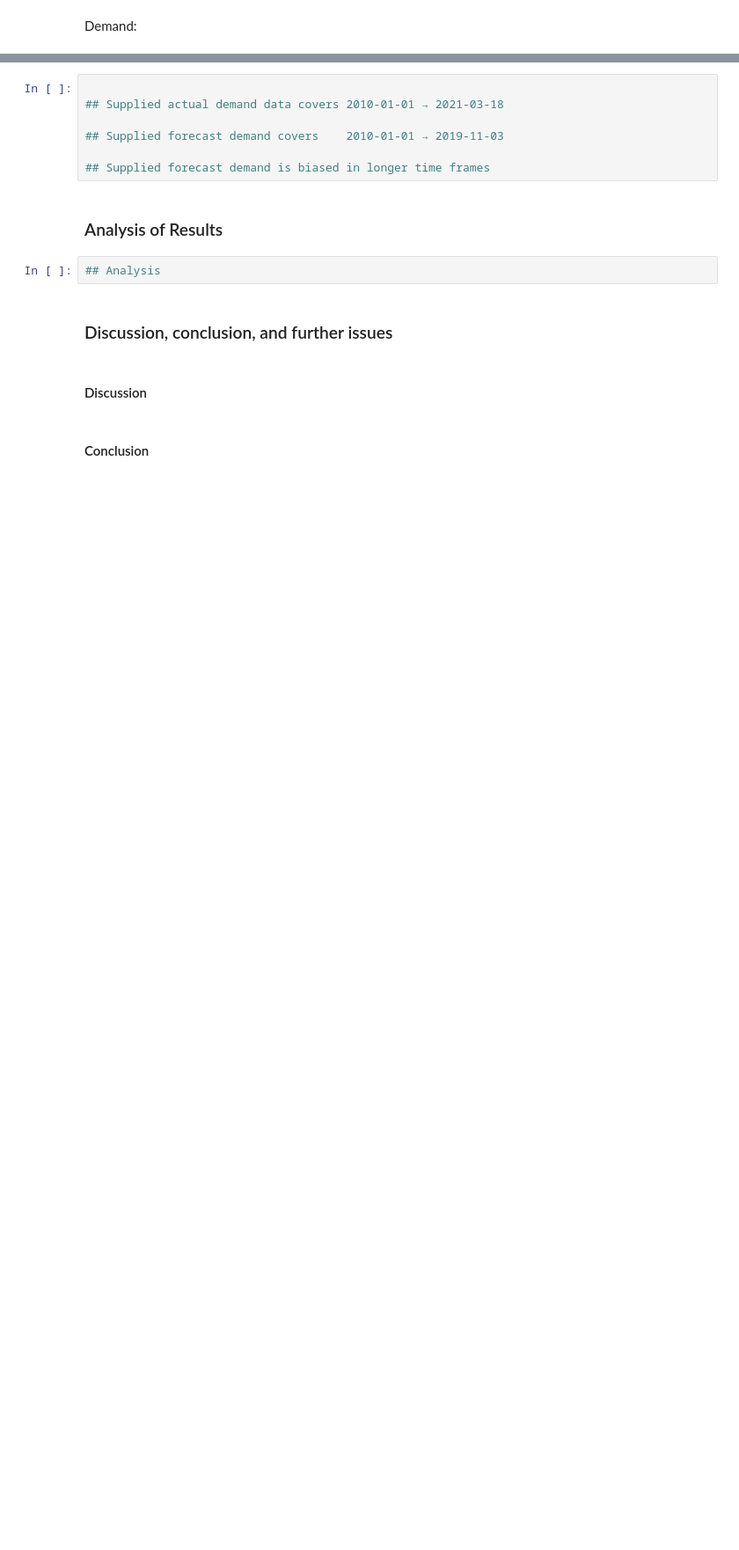
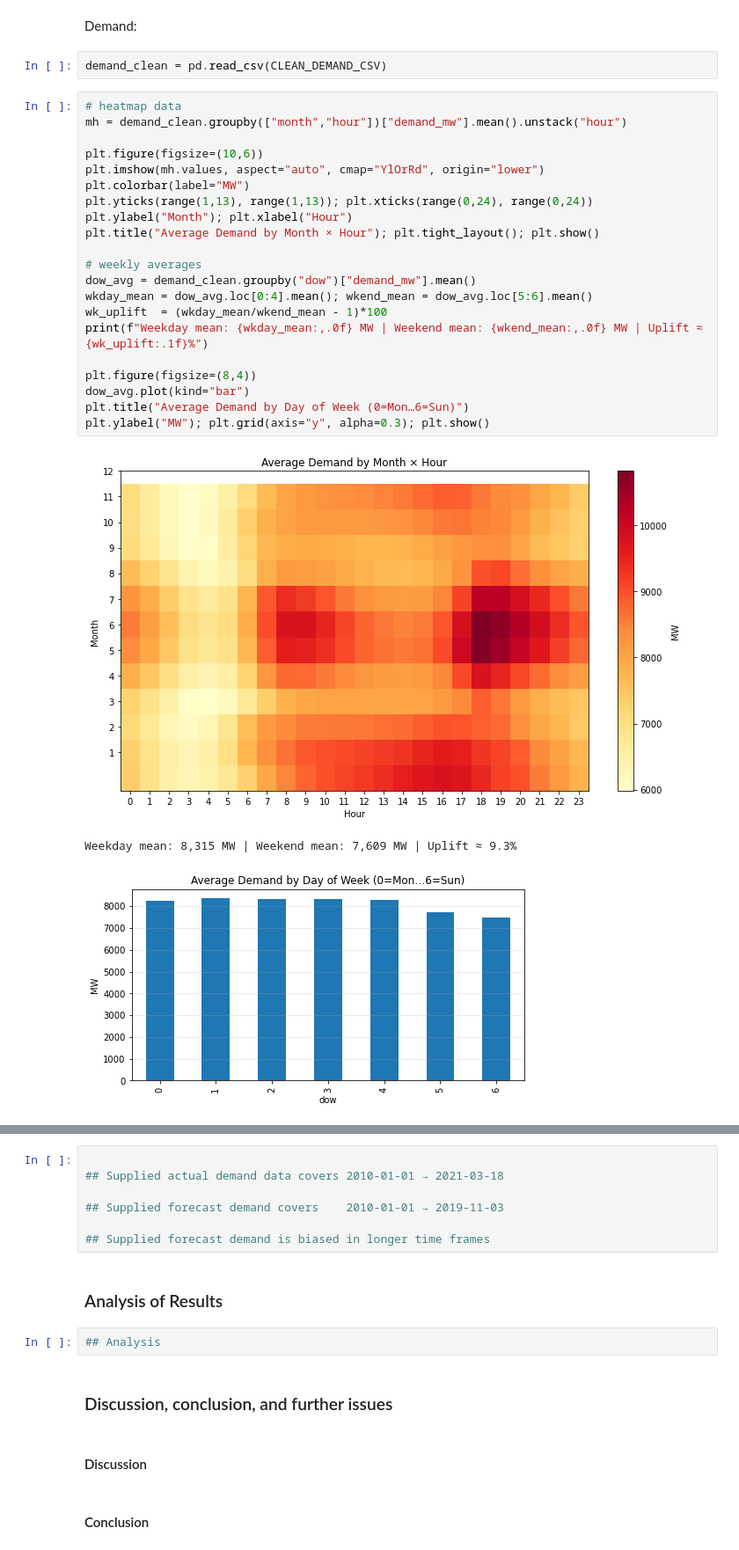
Before and after one commit to frozen-reprise/2025H5_GroupE, a Jupyter notebook: report/unsw-ZZSC9020-report-2025H5_groupE.ipynb, the cells around one changed output, grey strips where cells are left out. Shown at 88% size. Saved outputs shown, nothing was run; the diff lists cells and outputs as text; blank space fills up the shorter version.

```diff
--- a/report/unsw-ZZSC9020-report-2025H5_groupE.ipynb
+++ b/report/unsw-ZZSC9020-report-2025H5_groupE.ipynb
@@ -168,2 +175,29 @@ plt.show()
 # %% [markdown]
 Demand:
+# %%
+demand_clean = pd.read_csv(CLEAN_DEMAND_CSV)
+# %%
+# heatmap data
+mh = demand_clean.groupby(["month","hour"])["demand_mw"].mean().unstack("hour")
+
+plt.figure(figsize=(10,6))
+plt.imshow(mh.values, aspect="auto", cmap="YlOrRd", origin="lower")
+plt.colorbar(label="MW")
+plt.yticks(range(1,13), range(1,13)); plt.xticks(range(0,24), range(0,24))
+plt.ylabel("Month"); plt.xlabel("Hour")
+plt.title("Average Demand by Month × Hour"); plt.tight_layout(); plt.show()
+
+# weekly averages
+dow_avg = demand_clean.groupby("dow")["demand_mw"].mean()
+wkday_mean = dow_avg.loc[0:4].mean(); wkend_mean = dow_avg.loc[5:6].mean()
+wk_uplift  = (wkday_mean/wkend_mean - 1)*100
+print(f"Weekday mean: {wkday_mean:,.0f} MW | Weekend mean: {wkend_mean:,.0f} MW | Uplift ≈ {wk_uplift:.1f}%")
+
+plt.figure(figsize=(8,4))
+dow_avg.plot(kind="bar")
+plt.title("Average Demand by Day of Week (0=Mon…6=Sun)")
+plt.ylabel("MW"); plt.grid(axis="y", alpha=0.3); plt.show()
+# %% [output]
+[figure, added]
+Weekday mean: 8,315 MW | Weekend mean: 7,609 MW | Uplift ≈ 9.3%
+[figure, added]
```
Also changed, not shown: parts of 4 cells of this notebook.
